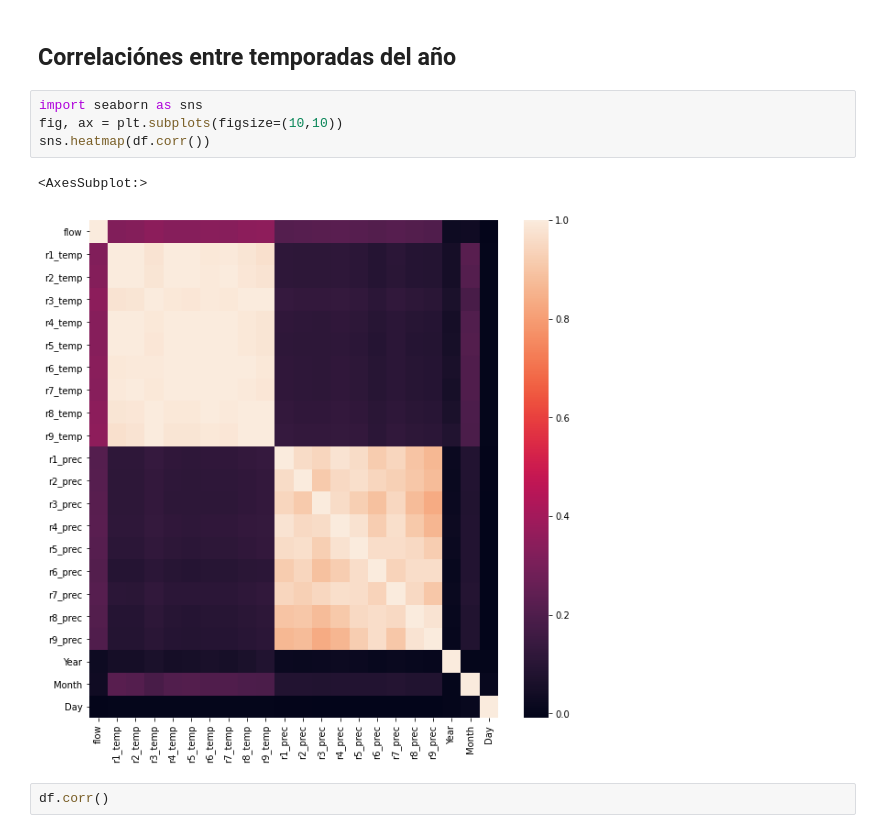
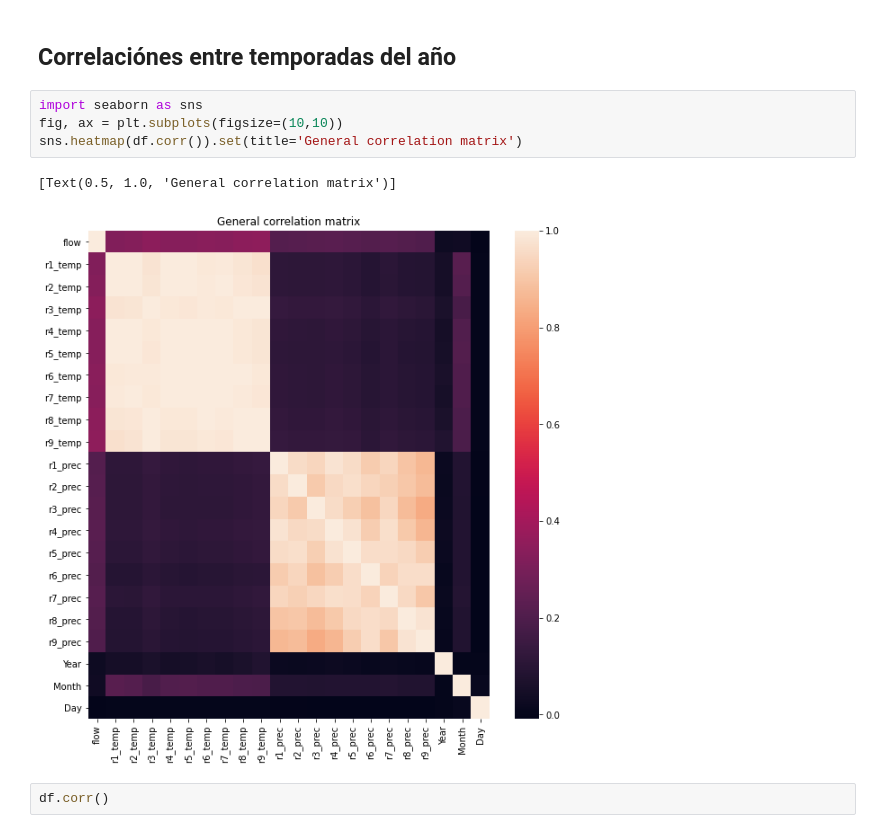
Before and after one commit to HernandezM22/TDA-ClimateAI, a Jupyter notebook: time_series.ipynb, the cells around one changed output. Cells and saved outputs as stored; diff of their text form.

Commit message:
added plot titles

```diff
--- a/time_series.ipynb
+++ b/time_series.ipynb
@@ -186,10 +198,10 @@ ValueError: Input must be a single 3D array or a list of 2D arrays or sparse mat
 # %%
 import seaborn as sns
 fig, ax = plt.subplots(figsize=(10,10))
-sns.heatmap(df.corr())
+sns.heatmap(df.corr()).set(title='General correlation matrix')
 # %% [output]
-<AxesSubplot:>
+[Text(0.5, 1.0, 'General correlation matrix')]
-[figure, old version]
+[figure, new version]
 # %%
 df.corr()
 # %% [output]
```
Also changed, not shown: parts of 4 cells of this notebook.
